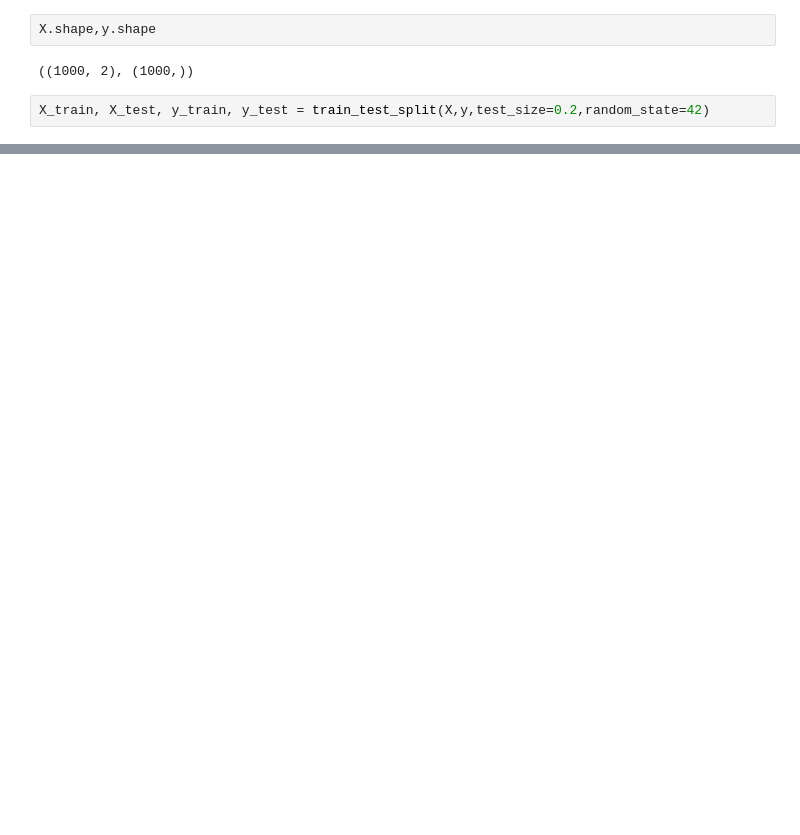
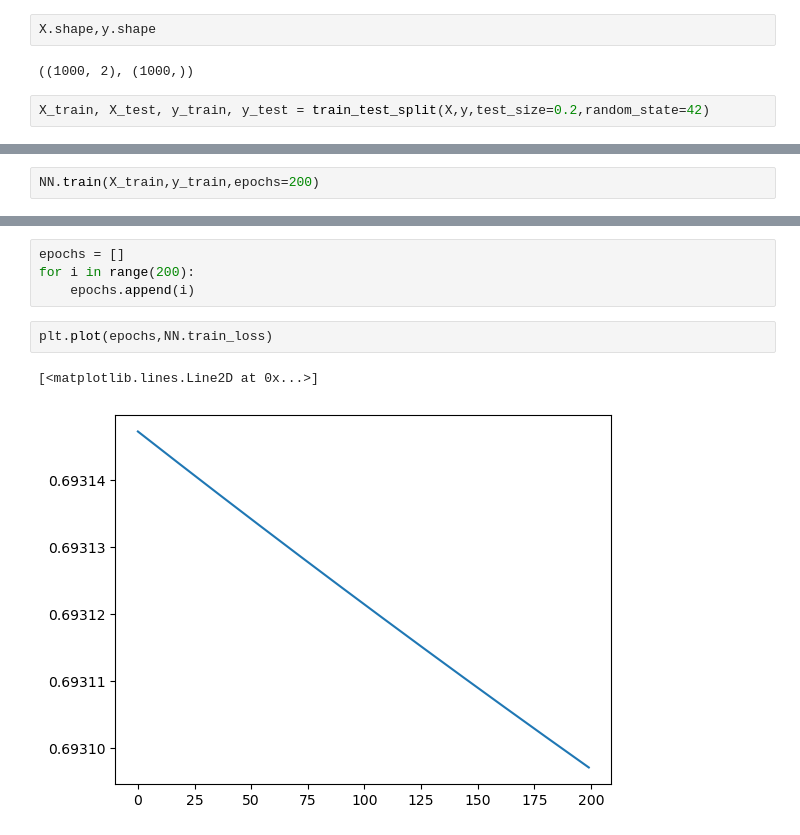
Before and after one commit to HALAXAR/NN-from-Scratch, a Jupyter notebook: Classification/NeuralNet_binary_classification.ipynb, the cells around one changed output, grey strips where cells are left out. Saved outputs shown, nothing was run; the diff lists cells and outputs as text; blank space fills up the shorter version.

```diff
--- a/Classification/NeuralNet_binary_classification.ipynb
+++ b/Classification/NeuralNet_binary_classification.ipynb
@@ -188,0 +176,2 @@ plt.show()
+# %%
+NN.train(X_train,y_train,epochs=200)
@@ -188,0 +222,9 @@ plt.show()
+# %%
+epochs = []
+for i in range(200):
+    epochs.append(i)
+# %%
+plt.plot(epochs,NN.train_loss)
+# %% [output]
+[<matplotlib.lines.Line2D at 0x...>]
+[figure, added]
```
Also changed, not shown: parts of 18 cells of this notebook.
